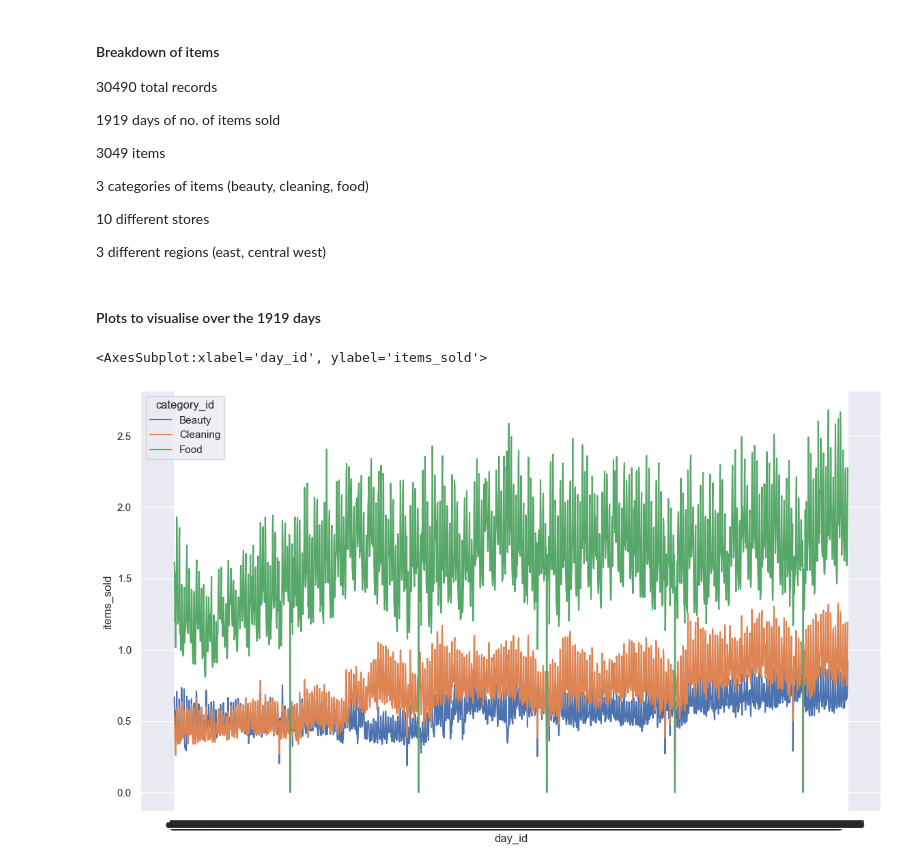
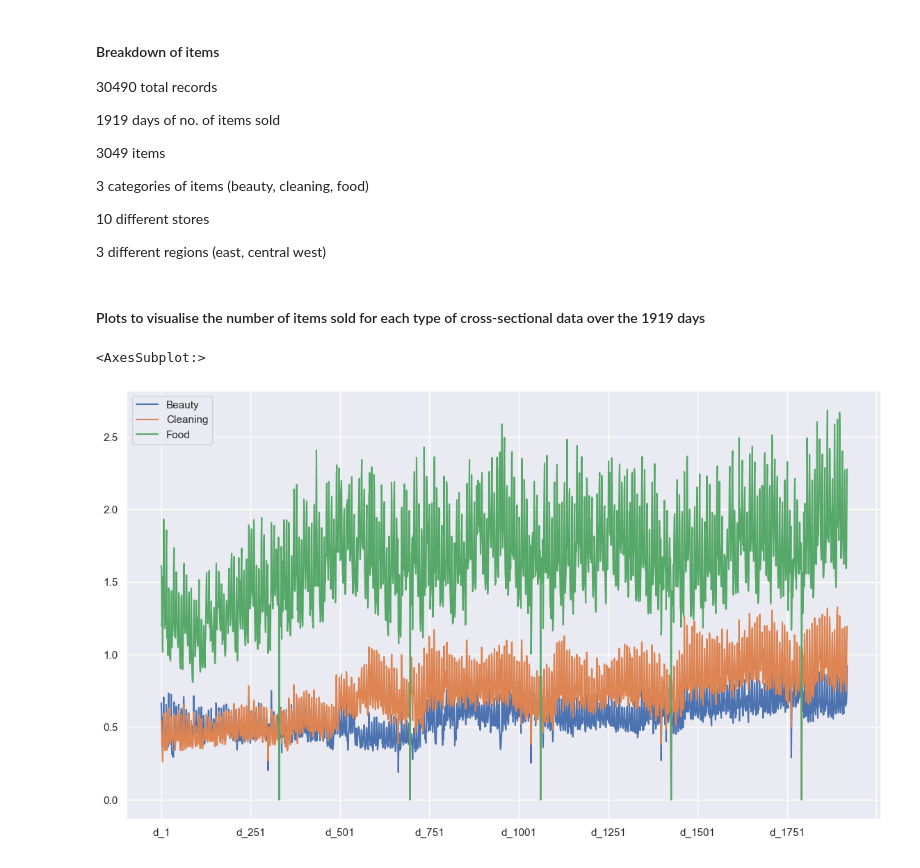
Before and after one commit to TristanKoh/ads-final-project, a Jupyter notebook: code/eda.ipynb, the cells around one changed output. Saved outputs shown, nothing was run; the diff lists cells and outputs as text; code cells hidden in the pictures.

Commit message:
update eda with plots for different demographics

```diff
--- a/code/eda.ipynb
+++ b/code/eda.ipynb
@@ -139,5 +144,5 @@ Length: 3, dtype: string
 
 3 different regions (east, central west)
 # %% [markdown]
-#### Plots to visualise over the 1919 days
+#### Plots to visualise the number of items sold for each type of cross-sectional data over the 1919 days
 # %%
@@ -148,9 +154,17 @@ sns.set(rc={'figure.figsize':(14, 8)})
 # Items averaged over the category
 df_temp = df_train.groupby(["category_id"]).mean()
 df_temp.reset_index(inplace=True)
-df_temp = pd.melt(df_temp, id_vars = ["category_id"], value_vars = df_temp.columns[1:], var_name = "day_id", value_name = "avg_items_sold")
 
-sns.lineplot(x = "day_id", y = "avg_items_sold", data = df_temp, hue = "category_id")
+df_temp = pd.DataFrame(
+    data = {
+    "day_id" : df_temp.columns[1:],
+    "Beauty" : df_temp.iloc[0, 1:],
+    "Cleaning" : df_temp.iloc[1, 1:],
+    "Food" : df_temp.iloc[2, 1:]
+    }
+)
-# %% [output]
-<AxesSubplot:xlabel='day_id', ylabel='items_sold'>
-[figure, removed]
+# %%
+df_temp.plot()
+# %% [output]
+<AxesSubplot:>
+[figure, added]
```
Also changed, not shown: parts of 14 cells of this notebook.
